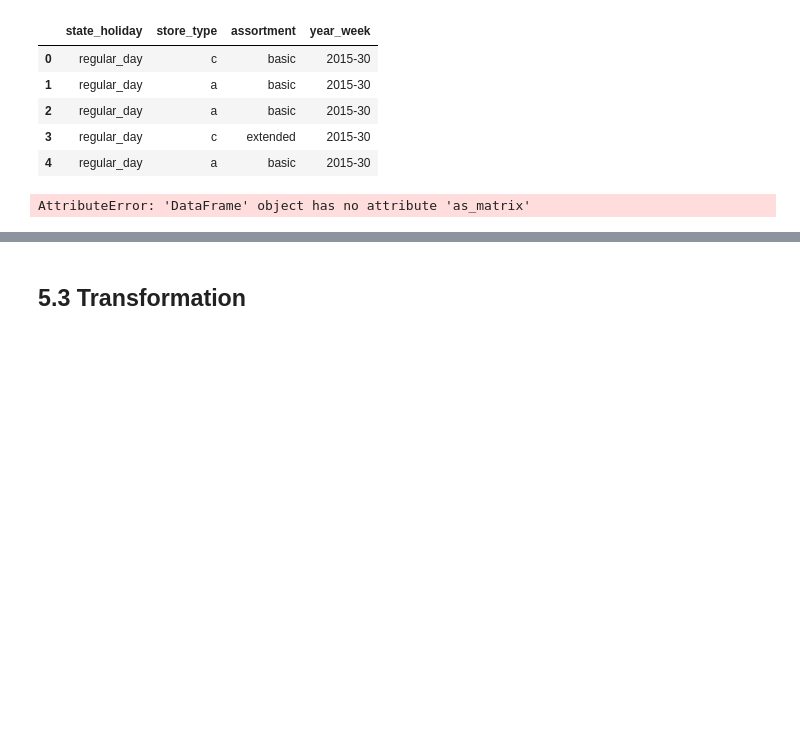
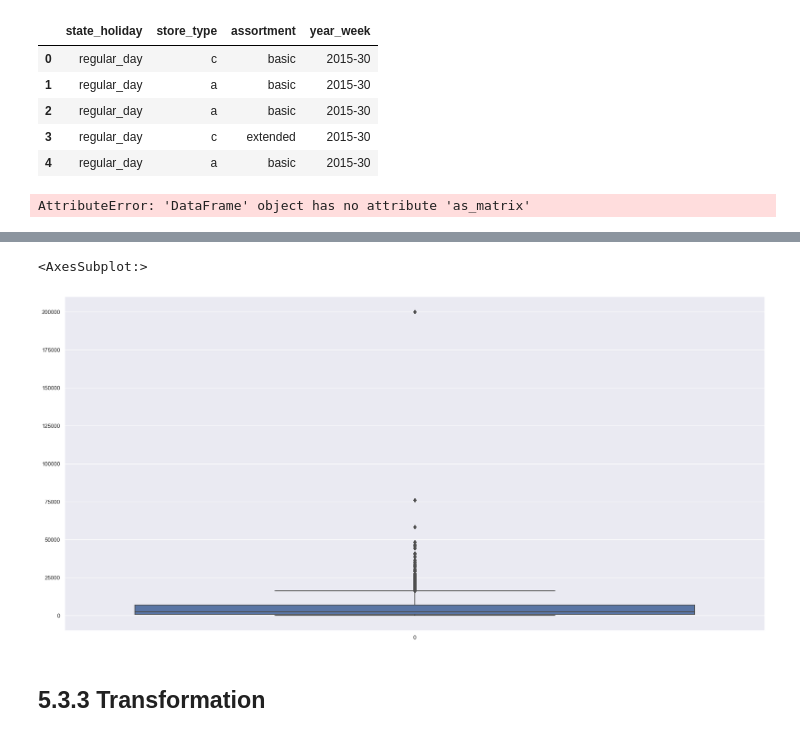
Before and after one commit to HallanMiranda/Ds_Producao-Rossman, a Jupyter notebook: Rossmann.ipynb, the cells around one changed output, grey strips where cells are left out. Drawn from its saved outputs; the diff is of its cells as text; code cells hidden in the pictures; blank space fills up the shorter version.

```diff
--- a/Rossmann.ipynb
+++ b/Rossmann.ipynb
@@ -978,2 +997,19 @@ df5 = df4.copy()
+# %%
+rs = RobustScaler()
+mms = MinMaxScaler()
+
+# competition Distace
+df5['competition_distance'] = rs.fit_transform(
+    df5[['competition_distance']].values)
+# Competition Time Month
+
+# promo time week
+
+# Year
+# %%
+sns.boxplot(df5['competition_distance'])
+# %% [output]
+<AxesSubplot:>
+[figure, added]
 # %% [markdown]
-## 5.3 Transformation
+## 5.3.3 Transformation
```
Also changed, not shown: parts of 8 cells of this notebook.
